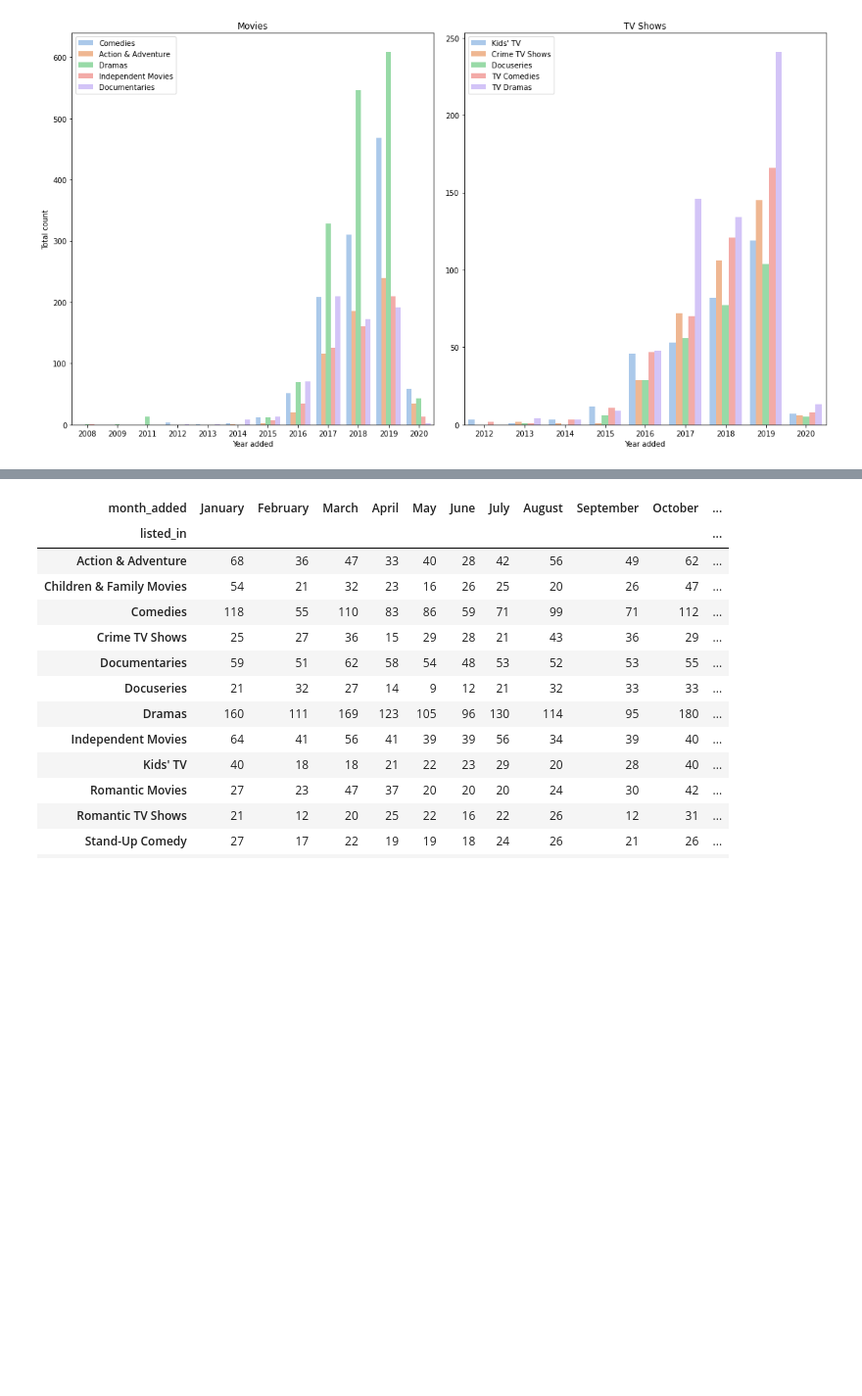
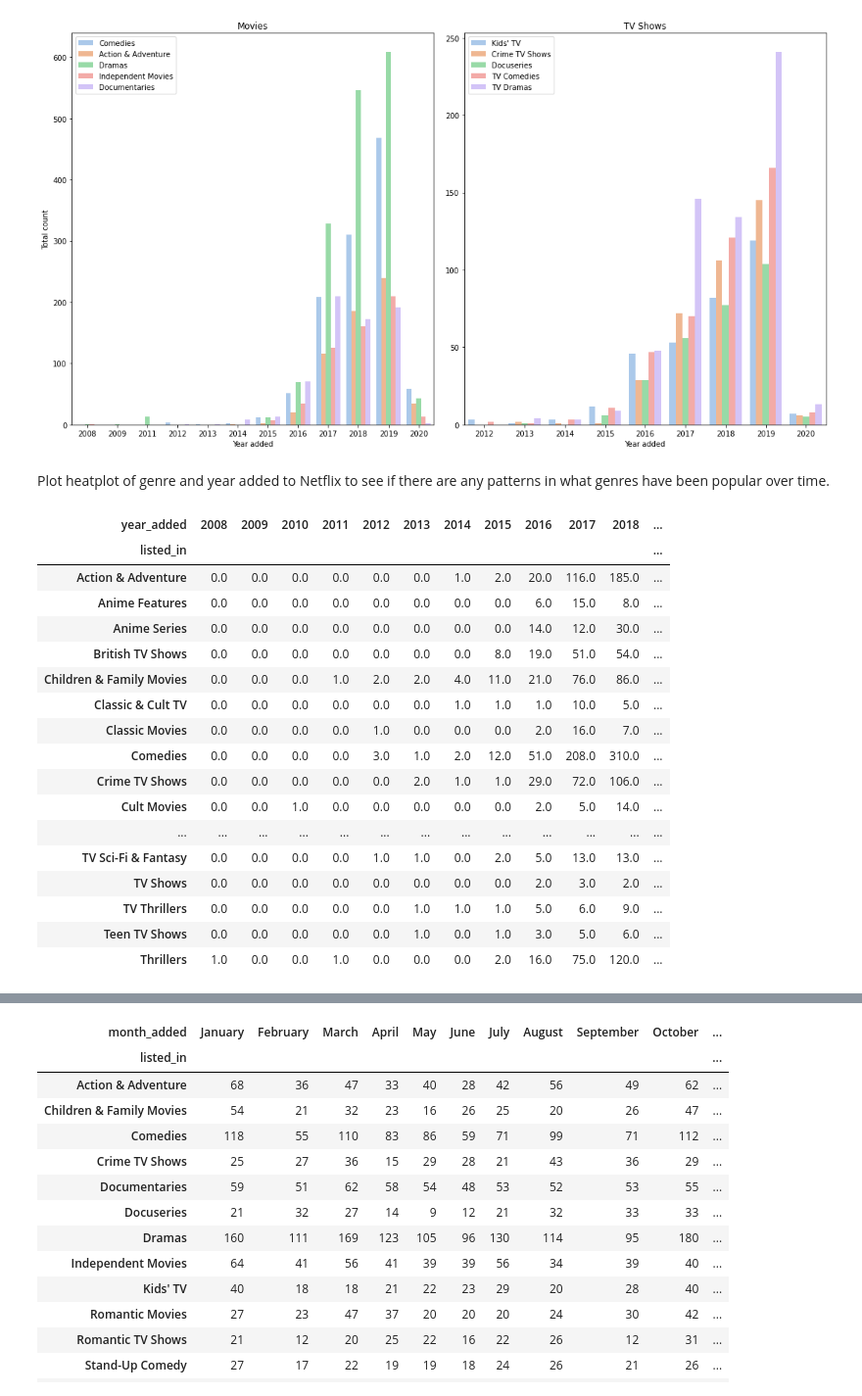
Before and after one commit to aSkailand/dat540-netflix_catalogue, a Jupyter notebook: src/netflix_genre_analysis.ipynb, the cells around one changed output, grey strips where cells are left out. Shown at 98% size. Drawn from its saved outputs; the diff is of its cells as text; code cells hidden in the pictures; blank space fills up the shorter version.

```diff
--- a/src/netflix_genre_analysis.ipynb
+++ b/src/netflix_genre_analysis.ipynb
@@ -107,3 +118,36 @@ axes[1].legend(loc=2)
 # %% [output]
 <matplotlib.legend.Legend at 0x...>
 [figure]
+# %% [markdown]
+Plot heatplot of genre and year added to Netflix to see if there are any patterns in what genres have been popular over time.
+# %%
+# Create a list of from dataset with month added and genre
+year_genre = genre_time[["year_added", "listed_in"]]
+
+# Group month added and genre and make table with value counts
+group_y = year_genre.groupby("listed_in")
+group_y = group_y['year_added'].value_counts() #count values in month
+group_y = group_y.unstack()
+group_y = group_y.fillna(0) #fill nans with 0
+
+# Check table
+group_y
+# %% [output]
+| year_added | 2008 | 2009 | 2010 | 2011 | 2012 | 2013 | 2014 | 2015 | 2016 | 2017 | 2018 | ... |
+| listed_in |  |  |  |  |  |  |  |  |  |  |  | ... |
+| Action & Adventure | 0.0 | 0.0 | 0.0 | 0.0 | 0.0 | 0.0 | 1.0 | 2.0 | 20.0 | 116.0 | 185.0 | ... |
+| Anime Features | 0.0 | 0.0 | 0.0 | 0.0 | 0.0 | 0.0 | 0.0 | 0.0 | 6.0 | 15.0 | 8.0 | ... |
+| Anime Series | 0.0 | 0.0 | 0.0 | 0.0 | 0.0 | 0.0 | 0.0 | 0.0 | 14.0 | 12.0 | 30.0 | ... |
+| British TV Shows | 0.0 | 0.0 | 0.0 | 0.0 | 0.0 | 0.0 | 0.0 | 8.0 | 19.0 | 51.0 | 54.0 | ... |
+| Children & Family Movies | 0.0 | 0.0 | 0.0 | 1.0 | 2.0 | 2.0 | 4.0 | 11.0 | 21.0 | 76.0 | 86.0 | ... |
+| Classic & Cult TV | 0.0 | 0.0 | 0.0 | 0.0 | 0.0 | 0.0 | 1.0 | 1.0 | 1.0 | 10.0 | 5.0 | ... |
+| Classic Movies | 0.0 | 0.0 | 0.0 | 0.0 | 1.0 | 0.0 | 0.0 | 0.0 | 2.0 | 16.0 | 7.0 | ... |
+| Comedies | 0.0 | 0.0 | 0.0 | 0.0 | 3.0 | 1.0 | 2.0 | 12.0 | 51.0 | 208.0 | 310.0 | ... |
+| Crime TV Shows | 0.0 | 0.0 | 0.0 | 0.0 | 0.0 | 2.0 | 1.0 | 1.0 | 29.0 | 72.0 | 106.0 | ... |
+| Cult Movies | 0.0 | 0.0 | 1.0 | 0.0 | 0.0 | 0.0 | 0.0 | 0.0 | 2.0 | 5.0 | 14.0 | ... |
+| ... | ... | ... | ... | ... | ... | ... | ... | ... | ... | ... | ... | ... |
+| TV Sci-Fi & Fantasy | 0.0 | 0.0 | 0.0 | 0.0 | 1.0 | 1.0 | 0.0 | 2.0 | 5.0 | 13.0 | 13.0 | ... |
+| TV Shows | 0.0 | 0.0 | 0.0 | 0.0 | 0.0 | 0.0 | 0.0 | 0.0 | 2.0 | 3.0 | 2.0 | ... |
+| TV Thrillers | 0.0 | 0.0 | 0.0 | 0.0 | 0.0 | 1.0 | 1.0 | 1.0 | 5.0 | 6.0 | 9.0 | ... |
+| Teen TV Shows | 0.0 | 0.0 | 0.0 | 0.0 | 0.0 | 1.0 | 0.0 | 1.0 | 3.0 | 5.0 | 6.0 | ... |
+| Thrillers | 1.0 | 0.0 | 0.0 | 1.0 | 0.0 | 0.0 | 0.0 | 2.0 | 16.0 | 75.0 | 120.0 | ... |
```
Also changed, not shown: parts of 26 cells of this notebook, 1 other file.
